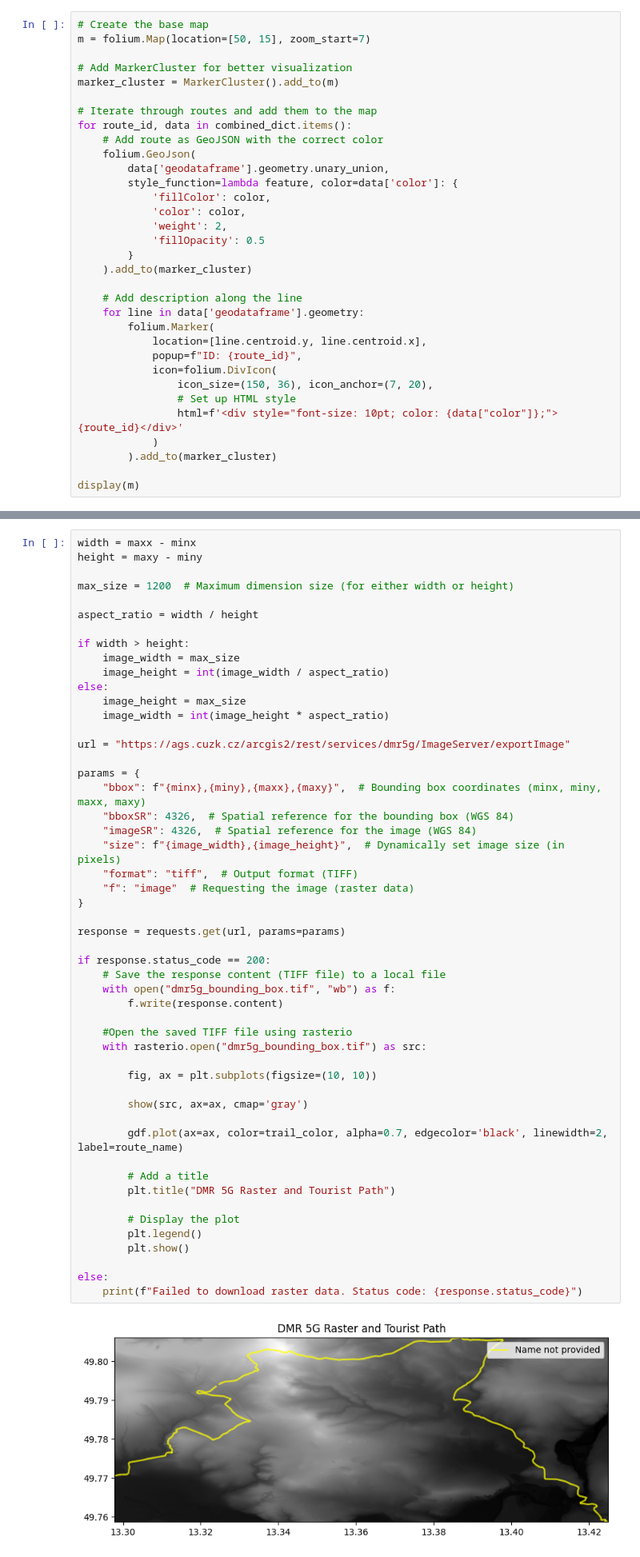
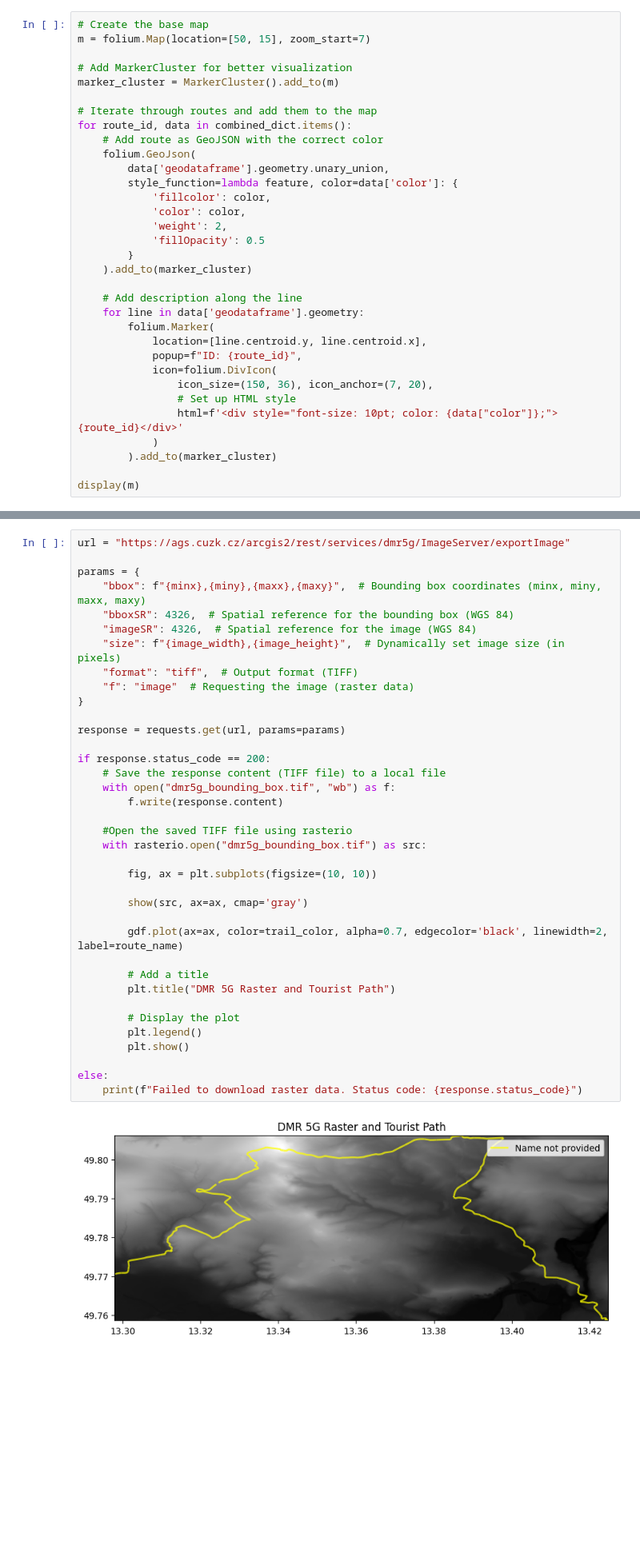
Before and after one commit to kovarmi9/UZPR_elevation_profile_analysis, a Jupyter notebook: elevatin_profile_analysis_funkcni2.ipynb, the cells around one changed output, grey strips where cells are left out. Shown at 80% size. Saved outputs shown, nothing was run; the diff lists cells and outputs as text; blank space fills up the shorter version.

```diff
--- a/elevatin_profile_analysis_funkcni2.ipynb
+++ b/elevatin_profile_analysis_funkcni2.ipynb
@@ -460,7 +460,7 @@ for route_id, data in combined_dict.items():
     folium.GeoJson(
         data['geodataframe'].geometry.unary_union,
         style_function=lambda feature, color=data['color']: {
-            'fillColor': color,
+            'fillcolor': color,
             'color': color,
             'weight': 2,
             'fillOpacity': 0.5
@@ -647,18 +623,4 @@ else:
 # %%
-width = maxx - minx
-height = maxy - miny
-
-max_size = 1200  # Maximum dimension size (for either width or height)
-
-aspect_ratio = width / height
-
-if width > height:
-    image_width = max_size
-    image_height = int(image_width / aspect_ratio)
-else:
-    image_height = max_size
-    image_width = int(image_height * aspect_ratio)
-
 url = "https://ags.cuzk.cz/arcgis2/rest/services/dmr5g/ImageServer/exportImage"
 
 params = {
@@ -669,31 +631,31 @@ params = {
     "format": "tiff",  # Output format (TIFF)
     "f": "image"  # Requesting the image (raster data)
 }
 
 response = requests.get(url, params=params)
 
 if response.status_code == 200:
     # Save the response content (TIFF file) to a local file
     with open("dmr5g_bounding_box.tif", "wb") as f:
         f.write(response.content)
 
     #Open the saved TIFF file using rasterio
     with rasterio.open("dmr5g_bounding_box.tif") as src:
 
         fig, ax = plt.subplots(figsize=(10, 10))
 
         show(src, ax=ax, cmap='gray')
 
         gdf.plot(ax=ax, color=trail_color, alpha=0.7, edgecolor='black', linewidth=2, label=route_name)
 
         # Add a title
         plt.title("DMR 5G Raster and Tourist Path")
 
         # Display the plot
         plt.legend()
         plt.show()
 
 else:
     print(f"Failed to download raster data. Status code: {response.status_code}")
 # %% [output]
-[figure, old version]
+[figure, new version]
```
Also changed, not shown: parts of 25 cells of this notebook, 1 other file.
